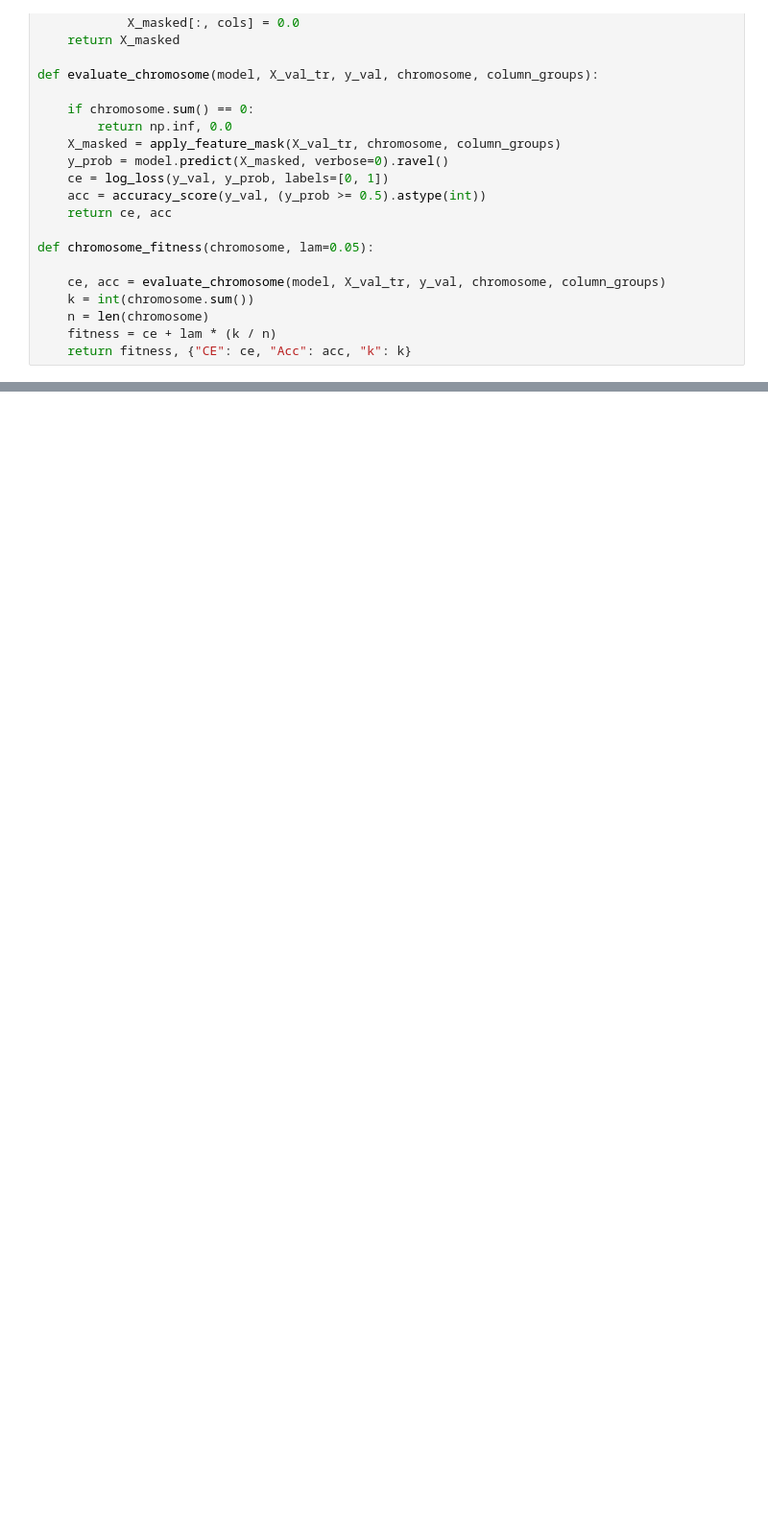
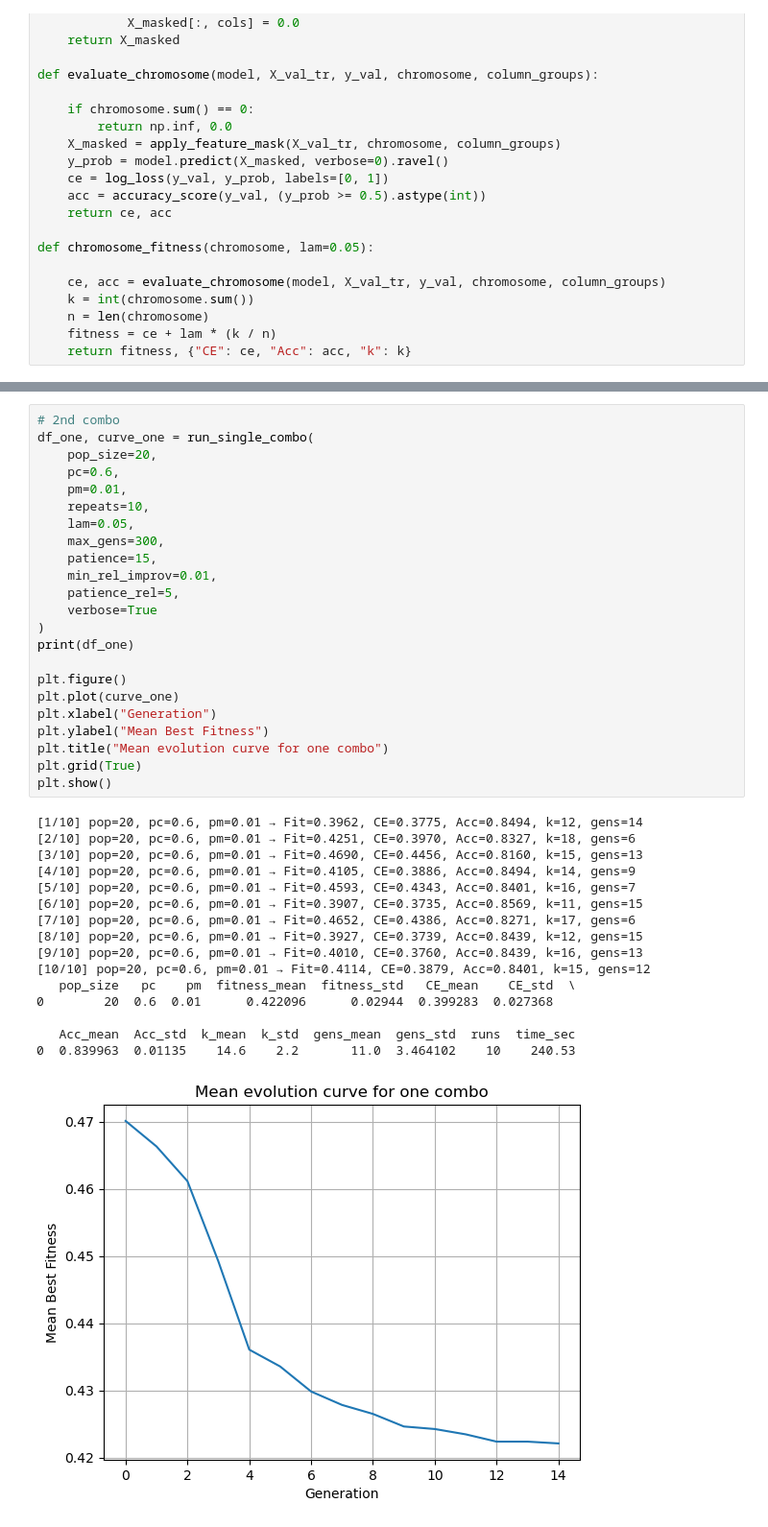
Before and after one commit to funkassembly/Computational-Intel-2025-PartB, a Jupyter notebook: YN_b_v01.ipynb, the cells around one changed output, grey strips where cells are left out. Shown at 96% size. Drawn from its saved outputs; the diff is of its cells as text; blank space fills up the shorter version.

```diff
--- a/YN_b_v01.ipynb
+++ b/YN_b_v01.ipynb
@@ -185,0 +567,40 @@ Demo chromosome: {'fitness': 0.6436, 'CE': 0.6155, 'Acc': 0.7268, 'k': 18}
+# %%
+# 2nd combo
+df_one, curve_one = run_single_combo(
+    pop_size=20,
+    pc=0.6,
+    pm=0.01,
+    repeats=10,
+    lam=0.05,
+    max_gens=300,
+    patience=15,
+    min_rel_improv=0.01,
+    patience_rel=5,
+    verbose=True
+)
+print(df_one)
+
+plt.figure()
+plt.plot(curve_one)
+plt.xlabel("Generation")
+plt.ylabel("Mean Best Fitness")
+plt.title("Mean evolution curve for one combo")
+plt.grid(True)
+plt.show()
+# %% [output]
+[1/10] pop=20, pc=0.6, pm=0.01 → Fit=0.3962, CE=0.3775, Acc=0.8494, k=12, gens=14
+[2/10] pop=20, pc=0.6, pm=0.01 → Fit=0.4251, CE=0.3970, Acc=0.8327, k=18, gens=6
+[3/10] pop=20, pc=0.6, pm=0.01 → Fit=0.4690, CE=0.4456, Acc=0.8160, k=15, gens=13
+[4/10] pop=20, pc=0.6, pm=0.01 → Fit=0.4105, CE=0.3886, Acc=0.8494, k=14, gens=9
+[5/10] pop=20, pc=0.6, pm=0.01 → Fit=0.4593, CE=0.4343, Acc=0.8401, k=16, gens=7
+[6/10] pop=20, pc=0.6, pm=0.01 → Fit=0.3907, CE=0.3735, Acc=0.8569, k=11, gens=15
+[7/10] pop=20, pc=0.6, pm=0.01 → Fit=0.4652, CE=0.4386, Acc=0.8271, k=17, gens=6
+[8/10] pop=20, pc=0.6, pm=0.01 → Fit=0.3927, CE=0.3739, Acc=0.8439, k=12, gens=15
+[9/10] pop=20, pc=0.6, pm=0.01 → Fit=0.4010, CE=0.3760, Acc=0.8439, k=16, gens=13
+[10/10] pop=20, pc=0.6, pm=0.01 → Fit=0.4114, CE=0.3879, Acc=0.8401, k=15, gens=12
+   pop_size   pc    pm  fitness_mean  fitness_std   CE_mean    CE_std  \
+0        20  0.6  0.01      0.422096      0.02944  0.399283  0.027368
+
+   Acc_mean  Acc_std  k_mean  k_std  gens_mean  gens_std  runs  time_sec
+0  0.839963  0.01135    14.6    2.2       11.0  3.464102    10    240.53
+[figure, added]
```
Also changed, not shown: parts of 20 cells of this notebook.
